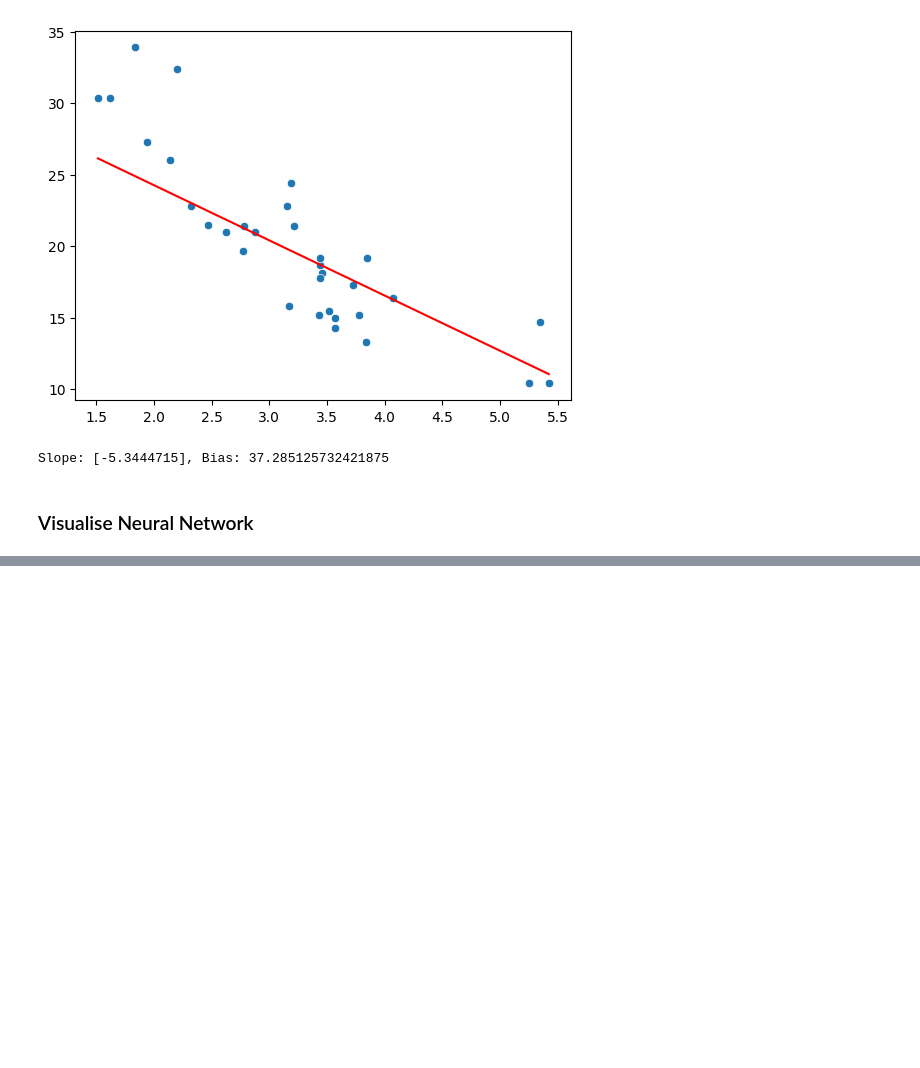
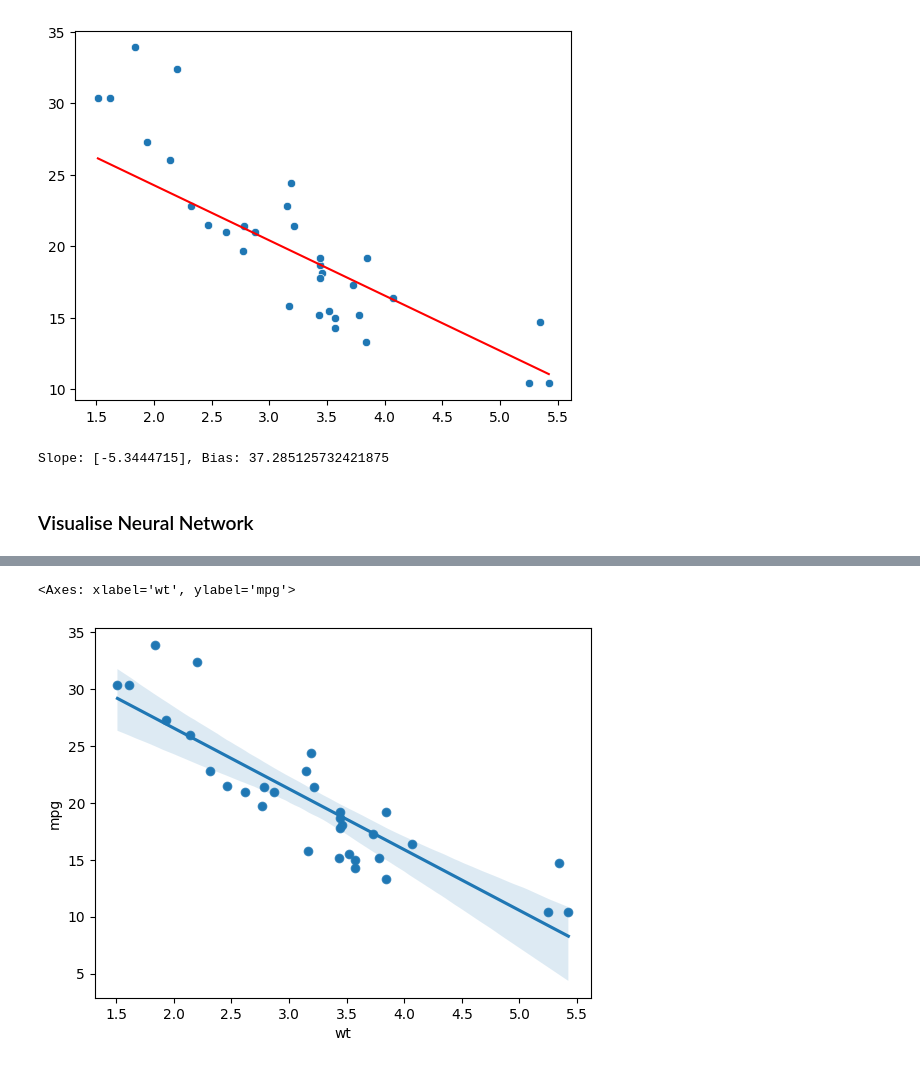
Before and after one commit to jai8004/Data-Science, a Jupyter notebook: DeepLearning/Basics/02.Basics_Pytorch_Model_Building.ipynb, the cells around one changed output, grey strips where cells are left out. Saved outputs shown, nothing was run; the diff lists cells and outputs as text; code cells hidden in the pictures; blank space fills up the shorter version.

```diff
--- a/DeepLearning/Basics/02.Basics_Pytorch_Model_Building.ipynb
+++ b/DeepLearning/Basics/02.Basics_Pytorch_Model_Building.ipynb
@@ -149,0 +159,6 @@ make_dot(loss_tensor)
+# %%
+
+#%% data import
+cars_file = 'https://gist.githubusercontent.com/noamross/e5d3e859aa0c794be10b/raw/b999fb4425b54c63cab088c0ce2c0d6ce961a563/cars.csv'
+cars = pd.read_csv(cars_file)
+cars.head()
@@ -149,0 +172,7 @@ make_dot(loss_tensor)
+# %%
+# visualise the model
+sns.scatterplot(x='wt', y='mpg', data=cars)
+sns.regplot(x='wt', y='mpg', data=cars)
+# %% [output]
+<Axes: xlabel='wt', ylabel='mpg'>
+[figure, added]
```
Also changed, not shown: parts of 11 cells of this notebook.
